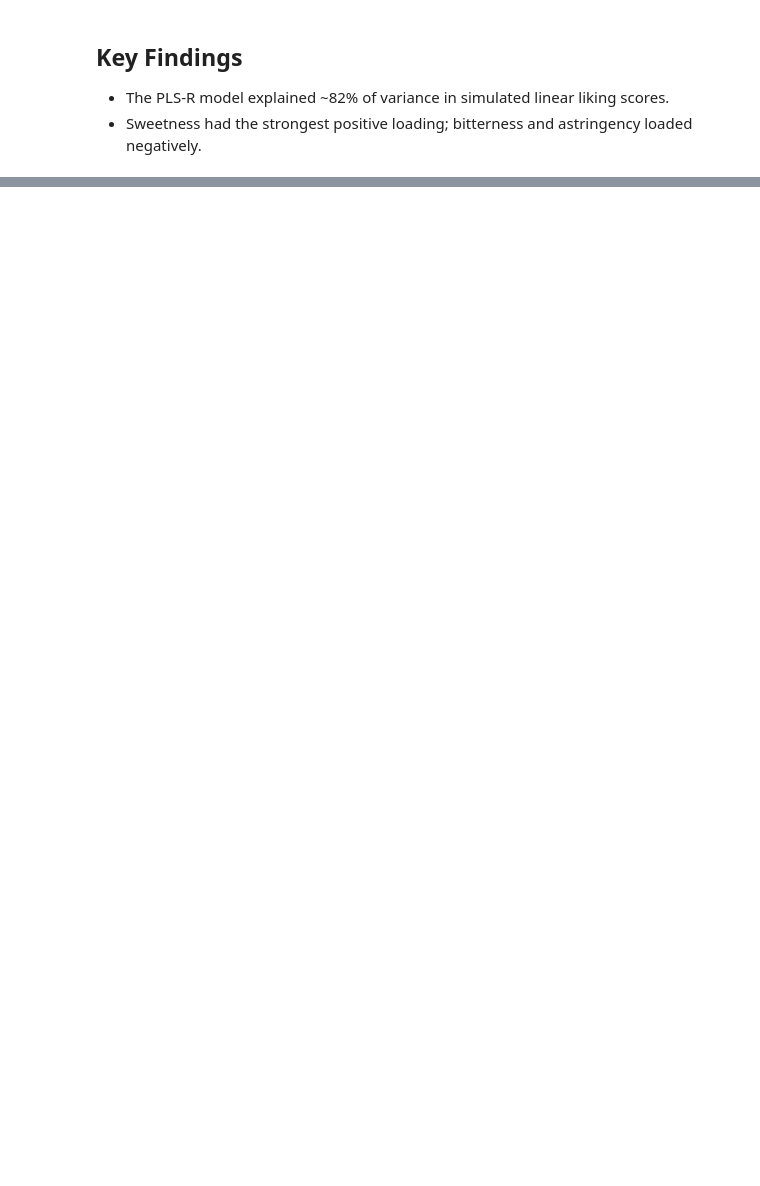
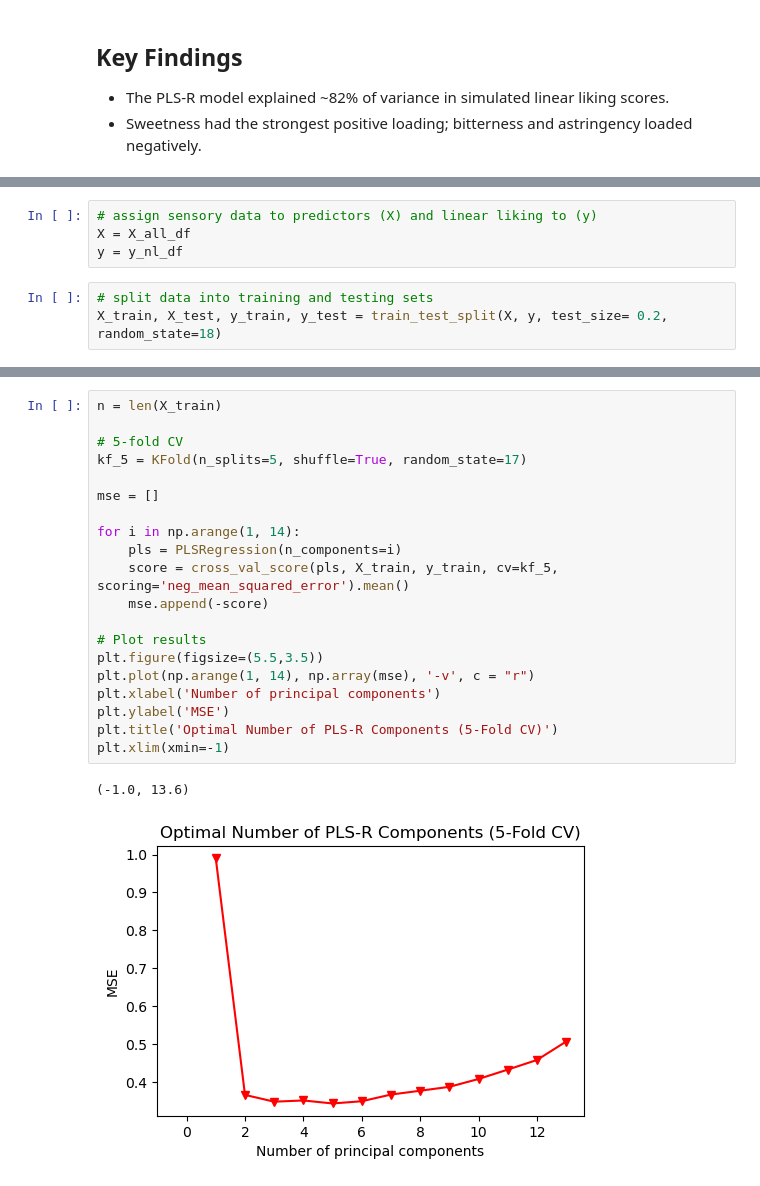
Before and after one commit to bpgodsil/chocolate_preference_mapping, a Jupyter notebook: notebooks/Chocolate_EPM_Project.ipynb, the cells around one changed output, grey strips where cells are left out. Saved outputs shown, nothing was run; the diff lists cells and outputs as text; blank space fills up the shorter version.

```diff
--- a/notebooks/Chocolate_EPM_Project.ipynb
+++ b/notebooks/Chocolate_EPM_Project.ipynb
@@ -408,0 +402,7 @@ plot_pls_biplot(X, y, n_components=2)
+# %%
+# assign sensory data to predictors (X) and linear liking to (y)
+X = X_all_df
+y = y_nl_df
+# %%
+# split data into training and testing sets
+X_train, X_test, y_train, y_test = train_test_split(X, y, test_size= 0.2, random_state=18)
@@ -408,0 +418,23 @@ plot_pls_biplot(X, y, n_components=2)
+# %%
+n = len(X_train)
+
+# 5-fold CV
+kf_5 = KFold(n_splits=5, shuffle=True, random_state=17)
+
+mse = []
+
+for i in np.arange(1, 14):
+    pls = PLSRegression(n_components=i)
+    score = cross_val_score(pls, X_train, y_train, cv=kf_5, scoring='neg_mean_squared_error').mean()
+    mse.append(-score)
+
+# Plot results
+plt.figure(figsize=(5.5,3.5))
+plt.plot(np.arange(1, 14), np.array(mse), '-v', c = "r")
+plt.xlabel('Number of principal components')
+plt.ylabel('MSE')
+plt.title('Optimal Number of PLS-R Components (5-Fold CV)')
+plt.xlim(xmin=-1)
+# %% [output]
+(-1.0, 13.6)
+[figure, added]
```
Also changed, not shown: parts of 27 cells of this notebook, 2 other files.
